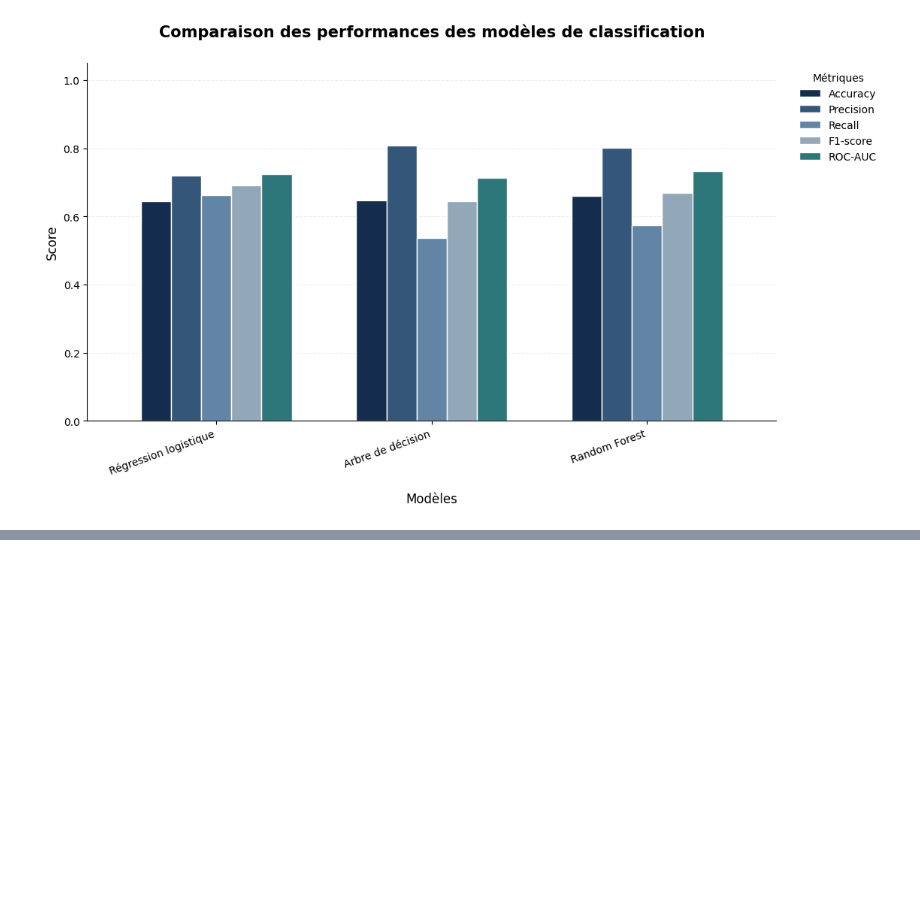
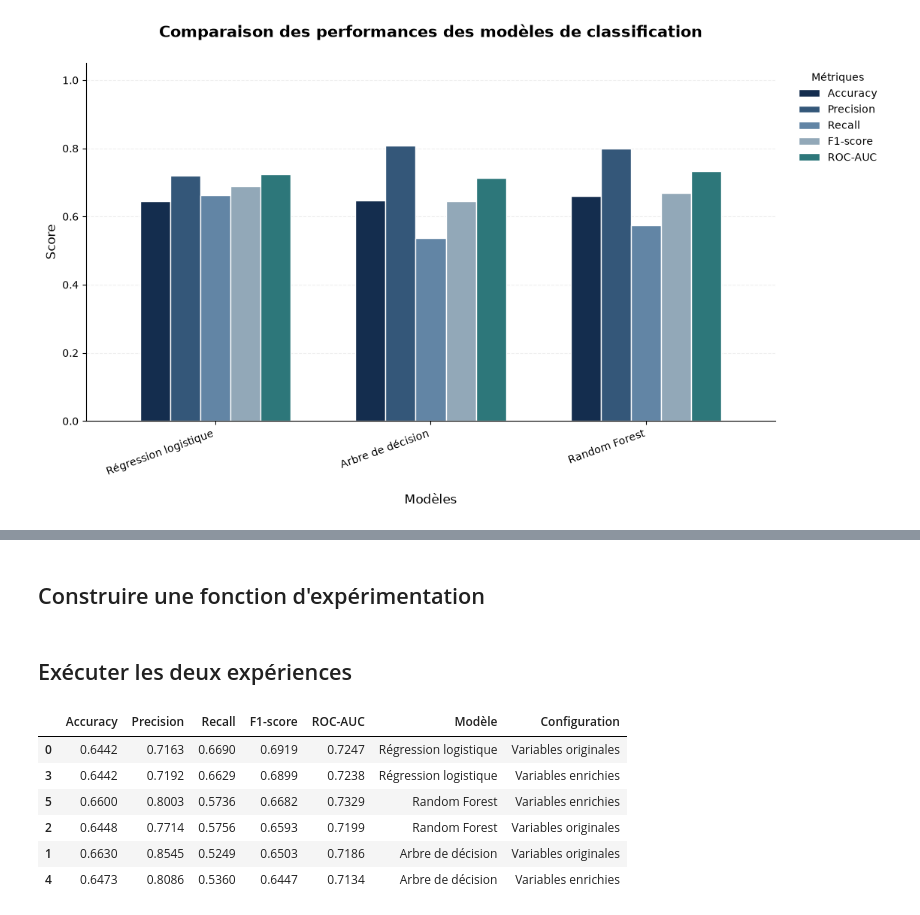
Before and after one commit to nadiagouroubera40-debug/Delais_de_Livraison, a Jupyter notebook: livraison.ipynb, the cells around one changed output, grey strips where cells are left out. Drawn from its saved outputs; the diff is of its cells as text; code cells hidden in the pictures; blank space fills up the shorter version.

```diff
--- a/livraison.ipynb
+++ b/livraison.ipynb
@@ -1152,0 +1263,2 @@ plt.show()
+# %% [markdown]
+## Construire une fonction d'expérimentation
@@ -1152,0 +1327,48 @@ plt.show()
+# %% [markdown]
+## Exécuter les deux expériences
+# %%
+# Expérience A : variables originales
+original_results, original_models = run_experiment(
+    X_original,
+    y_all,
+    idx_train,
+    idx_valid
+)
+
+original_results["Configuration"] = "Variables originales"
+
+
+# Expérience B : variables enrichies
+enriched_results, enriched_models = run_experiment(
+    X_enriched,
+    y_all,
+    idx_train,
+    idx_valid
+)
+
+enriched_results["Configuration"] = "Variables enrichies"
+
+
+# Combiner les résultats
+comparison_df = pd.concat(
+    [
+        original_results,
+        enriched_results
+    ],
+    ignore_index=True
+)
+
+display(
+    comparison_df.sort_values(
+        by="F1-score",
+        ascending=False
+    ).round(4)
+)
+# %% [output]
+|  | Accuracy | Precision | Recall | F1-score | ROC-AUC | Modèle | Configuration |
+| 0 | 0.6442 | 0.7163 | 0.6690 | 0.6919 | 0.7247 | Régression logistique | Variables originales |
+| 3 | 0.6442 | 0.7192 | 0.6629 | 0.6899 | 0.7238 | Régression logistique | Variables enrichies |
+| 5 | 0.6600 | 0.8003 | 0.5736 | 0.6682 | 0.7329 | Random Forest | Variables enrichies |
+| 2 | 0.6448 | 0.7714 | 0.5756 | 0.6593 | 0.7199 | Random Forest | Variables originales |
+| 1 | 0.6630 | 0.8545 | 0.5249 | 0.6503 | 0.7186 | Arbre de décision | Variables originales |
+| 4 | 0.6473 | 0.8086 | 0.5360 | 0.6447 | 0.7134 | Arbre de décision | Variables enrichies |
```
Also changed, not shown: parts of 17 cells of this notebook.
